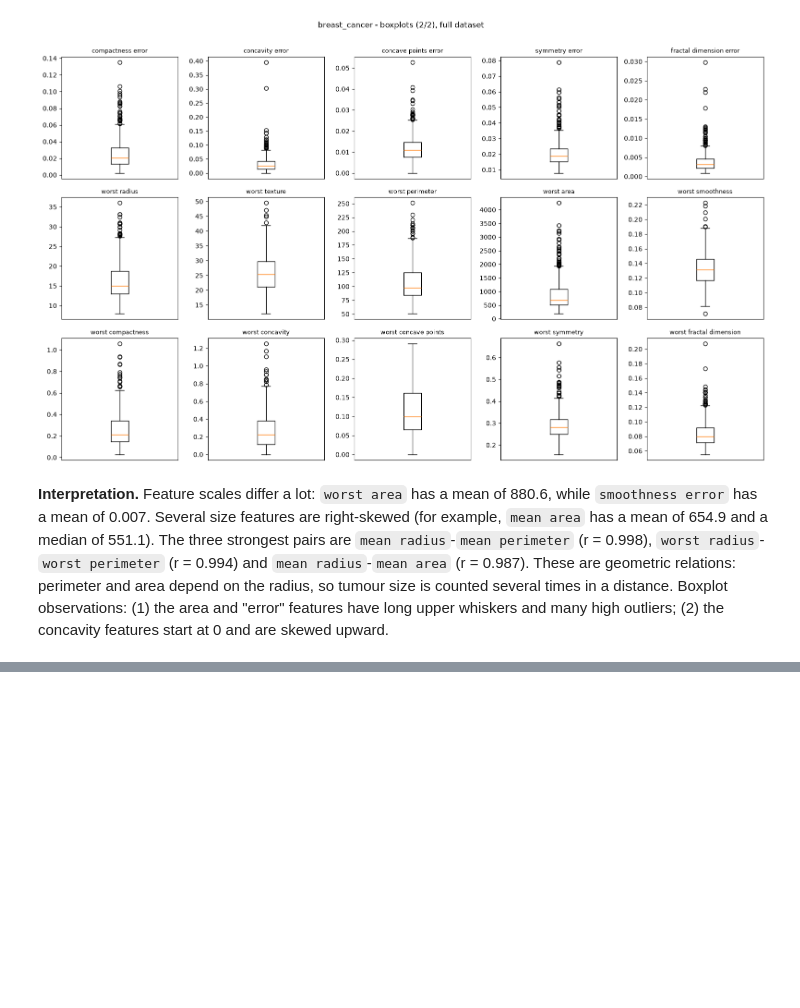
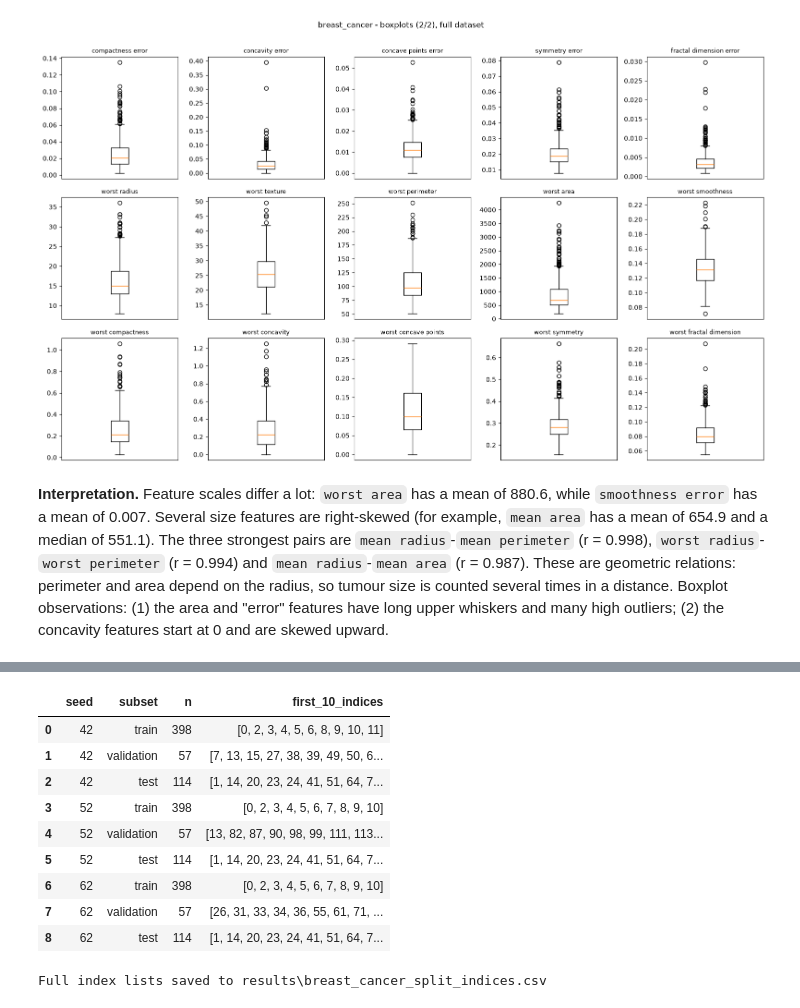
Before and after one commit to selenasurucu/machine-learning-midterm, a Jupyter notebook: breast_cancer.ipynb, the cells around one changed output, grey strips where cells are left out. Drawn from its saved outputs; the diff is of its cells as text; code cells hidden in the pictures; blank space fills up the shorter version.

```diff
--- a/breast_cancer.ipynb
+++ b/breast_cancer.ipynb
@@ -197,0 +240,18 @@ utils.plot_boxplots(X, DATASET, per_figure=15)
+# %%
+idx_table, path = utils.save_split_indices(splits, X_test, DATASET)
+show = idx_table[["seed", "subset", "n"]].copy()
+show["first_10_indices"] = idx_table["original_row_indices"].str.split().str[:10]
+display(show)
+print("Full index lists saved to", path)
+# %% [output]
+|  | seed | subset | n | first_10_indices |
+| 0 | 42 | train | 398 | [0, 2, 3, 4, 5, 6, 8, 9, 10, 11] |
+| 1 | 42 | validation | 57 | [7, 13, 15, 27, 38, 39, 49, 50, 6... |
+| 2 | 42 | test | 114 | [1, 14, 20, 23, 24, 41, 51, 64, 7... |
+| 3 | 52 | train | 398 | [0, 2, 3, 4, 5, 6, 7, 8, 9, 10] |
+| 4 | 52 | validation | 57 | [13, 82, 87, 90, 98, 99, 111, 113... |
+| 5 | 52 | test | 114 | [1, 14, 20, 23, 24, 41, 51, 64, 7... |
+| 6 | 62 | train | 398 | [0, 2, 3, 4, 5, 6, 7, 8, 9, 10] |
+| 7 | 62 | validation | 57 | [26, 31, 33, 34, 36, 55, 61, 71, ... |
+| 8 | 62 | test | 114 | [1, 14, 20, 23, 24, 41, 51, 64, 7... |
+Full index lists saved to results\breast_cancer_split_indices.csv
```
Also changed, not shown: parts of 5 cells of this notebook, 2 other files.
